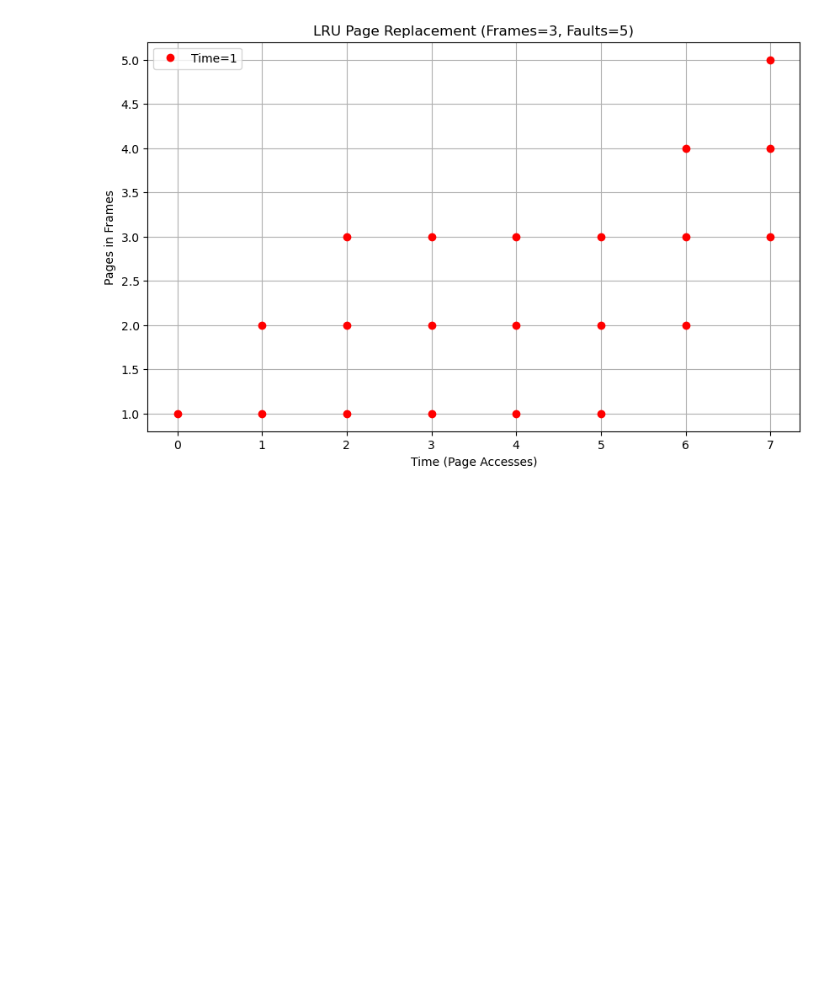
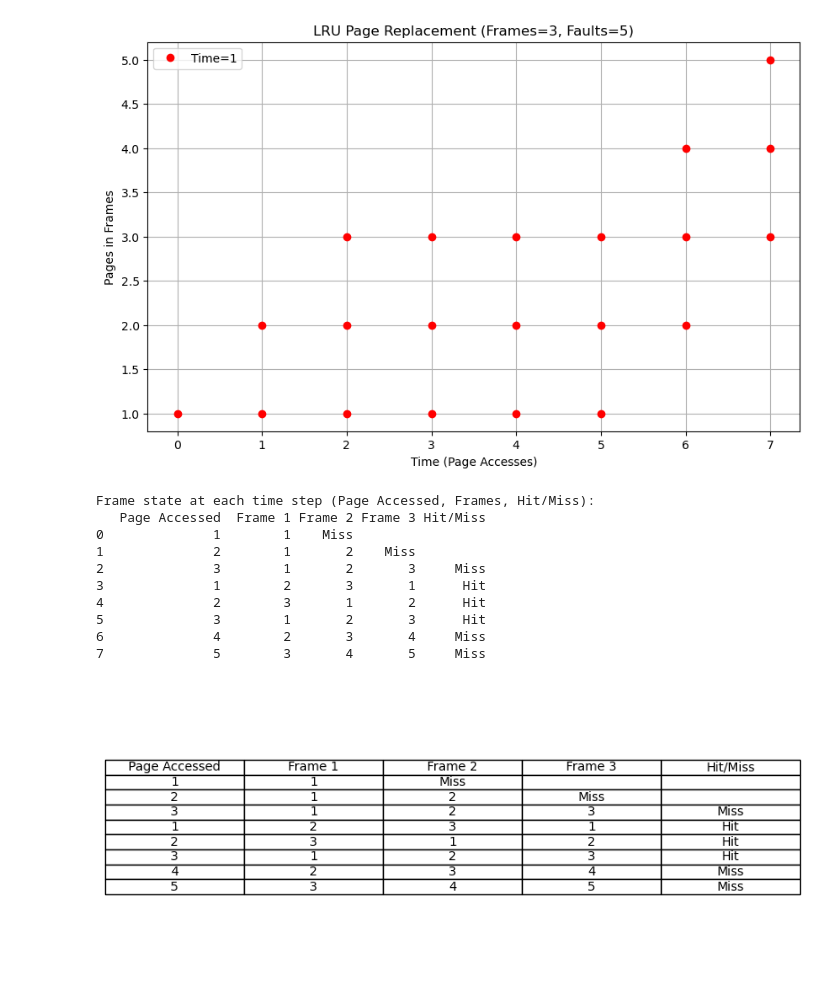
Before and after one commit to hello-i5a/lru_page_replacement, a Jupyter notebook: main.ipynb, the cells around one changed output. Drawn from its saved outputs; the diff is of its cells as text; code cells hidden in the pictures; blank space fills up the shorter version.

```diff
--- a/main.ipynb
+++ b/main.ipynb
@@ -1,75 +1,104 @@
 # %%
 import matplotlib.pyplot as plt
-import collections
-
-# Ensure that plots are displayed inline in the Jupyter Notebook
-%matplotlib inline
+import pandas as pd
 
 # Function to simulate LRU Page Replacement
 def lru_page_replacement(frames_count, page_sequence):
-    # Initialize the frame to keep track of pages
     frames = []
     page_faults = 0
     frame_history = []  # To store the history of frames for visualization
+    hit_miss_history = []  # To store hit/miss info
 
-    # Set to quickly check if a page is already in frames
     frames_set = set()
 
-    # Process each page in the sequence
     for page in page_sequence:
-        # If the page is not in the frames, it's a page fault
+        hit_miss = 'Miss'
         if page not in frames_set:
             page_faults += 1
-            # If the frame is full, remove the least recently used (LRU) page
+            hit_miss = 'Miss'
             if len(frames) >= frames_count:
-                lru_page = frames.pop(0)  # Remove the least recently used page
+                lru_page = frames.pop(0)
                 frames_set.remove(lru_page)
-            # Add the new page to the frames
             frames.append(page)
             frames_set.add(page)
         else:
-            # If the page is already in frames, move it to the end (recently used)
+            hit_miss = 'Hit'
             frames.remove(page)
             frames.append(page)
 
-        # Record the current state of frames for visualization
+        # Record the current state of frames and hit/miss status
         frame_history.append(list(frames))
+        hit_miss_history.append(hit_miss)
 
-    return page_faults, frame_history
+    return page_faults, frame_history, hit_miss_history
 
 
-# Function to visualize the LRU page replacement process
+# Function to visualize the LRU page replacement process (plot and table)
 def visualize_lru(frames_count, page_sequence):
     # Simulate LRU page replacement
-    page_faults, frame_history = lru_page_replacement(frames_count, page_sequence)
+    page_faults, frame_history, hit_miss_history = lru_page_replacement(frames_count, page_sequence)
 
     # Plot the frame history over time
     fig, ax = plt.subplots(figsize=(10, 6))
 
-    # Create a time series for each page in the sequence
     for i, frame in enumerate(frame_history):
         ax.plot([i] * len(frame), frame, 'ro', label=f'Time={i+1}' if i == 0 else "")
 
     ax.set_xlabel('Time (Page Accesses)')
     ax.set_ylabel('Pages in Frames')
     ax.set_title(f'LRU Page Replacement (Frames={frames_count}, Faults={page_faults})')
 
-    # Display the page access sequence along with frame state at each access
     plt.legend()
     plt.grid(True)
     plt.show()
 
+    # Create DataFrame for tabular visualization
+    # Convert frame history into a table with time steps as rows and frames as columns
+    max_frames = frames_count
+    data = []
+
+    for i in range(len(frame_history)):
+        row = [page_sequence[i]] + frame_history[i] + [hit_miss_history[i]]
+        row += [''] * (max_frames - len(frame_history[i]))  # Pad empty slots for unused frames
+        data.append(row)
+
+    columns = ['Page Accessed'] + [f'Frame {i+1}' for i in range(max_frames)] + ['Hit/Miss']
+    df = pd.DataFrame(data, columns=columns)
+
+    # Show the DataFrame as a table in the output
+    print("\nFrame state at each time step (Page Accessed, Frames, Hit/Miss):")
+    print(df)
+
+    # Optionally display the DataFrame as a table in the plot (if running in a Jupyter Notebook)
+    fig, ax = plt.subplots(figsize=(10, 4))
+    ax.axis('tight')
+    ax.axis('off')
+    table_data = df.values.tolist()
+    table = ax.table(cellText=table_data, colLabels=df.columns, loc='center', cellLoc='center')
+    plt.show()
+
+
 # Main function to handle user input
 def main():
-    # Get user input
     frames_count = int(input("Enter number of frames: "))
     page_sequence = list(map(int, input("Enter page sequence (space-separated): ").split()))
 
-    # Visualize the LRU process
+    # Visualize the LRU process (plot and table)
     visualize_lru(frames_count, page_sequence)
 
 # Run the main function
 if __name__ == "__main__":
     main()
 # %% [output]
 [figure]
+Frame state at each time step (Page Accessed, Frames, Hit/Miss):
+   Page Accessed  Frame 1 Frame 2 Frame 3 Hit/Miss
+0              1        1    Miss
+1              2        1       2    Miss
+2              3        1       2       3     Miss
+3              1        2       3       1      Hit
+4              2        3       1       2      Hit
+5              3        1       2       3      Hit
+6              4        2       3       4     Miss
+7              5        3       4       5     Miss
+[figure, added]
```
